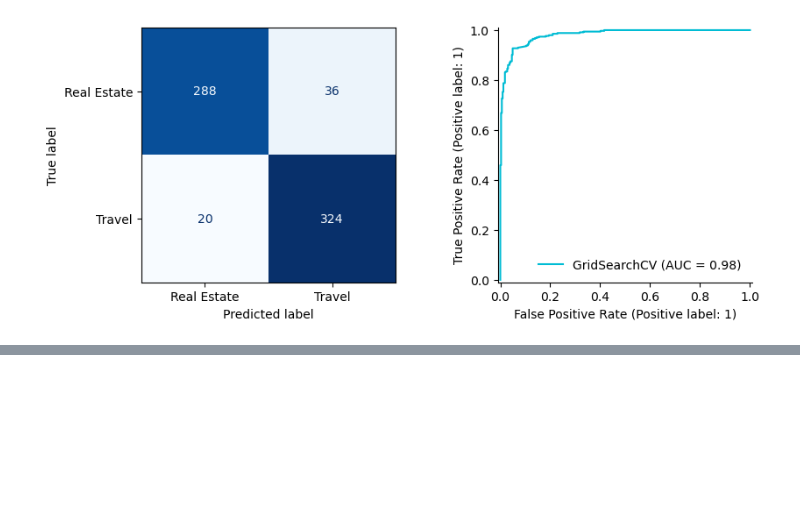
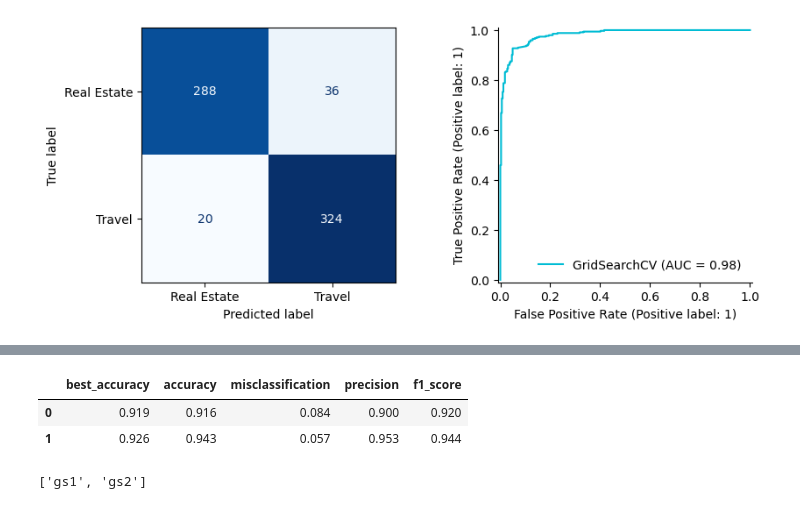
Before and after one commit to fuegoulloa/reddit-NLP-classification, a Jupyter notebook: code/03_Pre-processing _and_Modeling.ipynb, the cells around one changed output, grey strips where cells are left out. Drawn from its saved outputs; the diff is of its cells as text; code cells hidden in the pictures; blank space fills up the shorter version.

```diff
--- a/code/03_Pre-processing _and_Modeling.ipynb
+++ b/code/03_Pre-processing _and_Modeling.ipynb
@@ -232,0 +318,10 @@ metrics
+# %%
+pd.DataFrame(metrics)
+# %% [output]
+|  | best_accuracy | accuracy | misclassification | precision | f1_score |
+| 0 | 0.919 | 0.916 | 0.084 | 0.900 | 0.920 |
+| 1 | 0.926 | 0.943 | 0.057 | 0.953 | 0.944 |
+# %%
+models
+# %% [output]
+['gs1', 'gs2']
```
Also changed, not shown: parts of 18 cells of this notebook.
